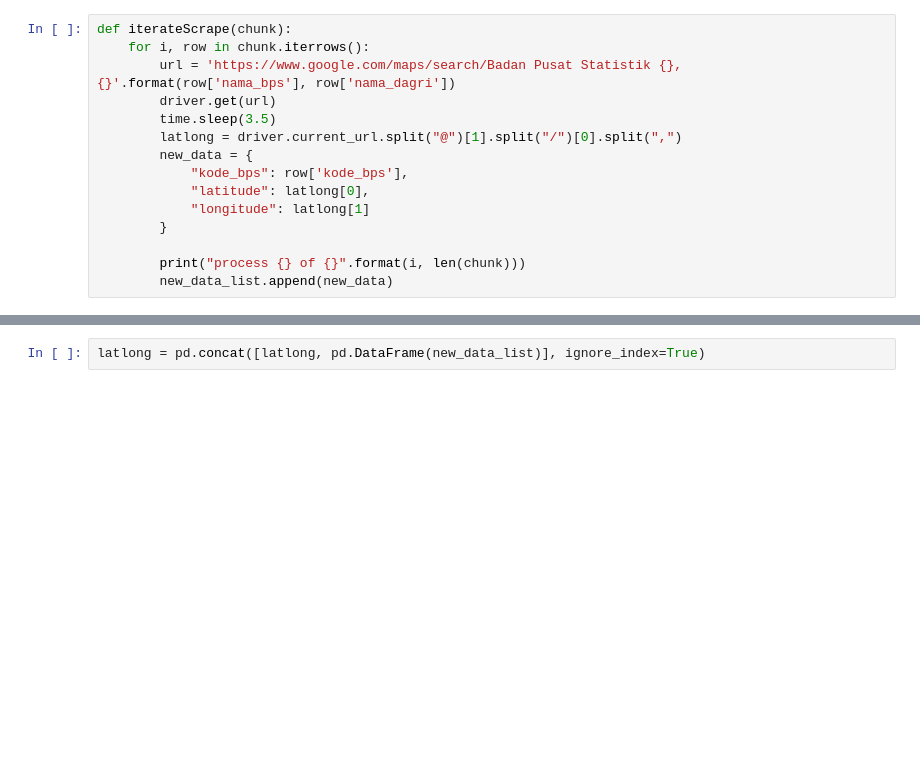
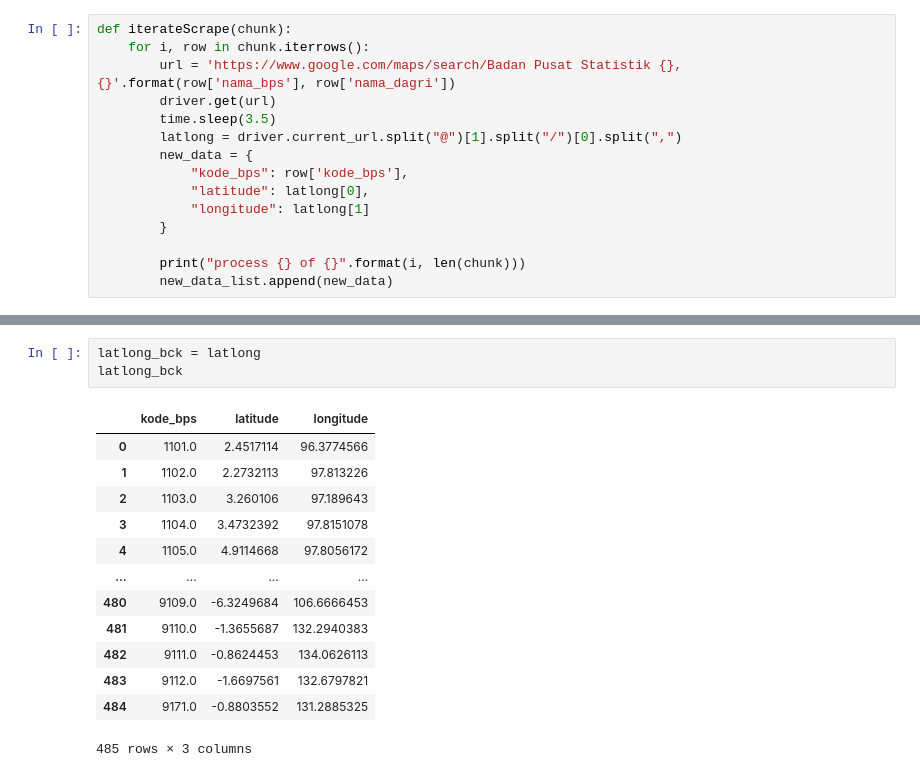
Before and after one commit to damarss/scraping-geo-bps-daerah, a Jupyter notebook: scraping.ipynb, the cells around one changed output, grey strips where cells are left out. Drawn from its saved outputs; the diff is of its cells as text; blank space fills up the shorter version.

```diff
--- a/scraping.ipynb
+++ b/scraping.ipynb
@@ -128,2 +151,17 @@ KeyboardInterrupt:
-# %%
-latlong = pd.concat([latlong, pd.DataFrame(new_data_list)], ignore_index=True)
+# %%
+latlong_bck = latlong
+latlong_bck
+# %% [output]
+|  | kode_bps | latitude | longitude |
+| 0 | 1101.0 | 2.4517114 | 96.3774566 |
+| 1 | 1102.0 | 2.2732113 | 97.813226 |
+| 2 | 1103.0 | 3.260106 | 97.189643 |
+| 3 | 1104.0 | 3.4732392 | 97.8151078 |
+| 4 | 1105.0 | 4.9114668 | 97.8056172 |
+| ... | ... | ... | ... |
+| 480 | 9109.0 | -6.3249684 | 106.6666453 |
+| 481 | 9110.0 | -1.3655687 | 132.2940383 |
+| 482 | 9111.0 | -0.8624453 | 134.0626113 |
+| 483 | 9112.0 | -1.6697561 | 132.6797821 |
+| 484 | 9171.0 | -0.8803552 | 131.2885325 |
+485 rows × 3 columns
```
Also changed, not shown: parts of 6 cells of this notebook, 2 other files.
